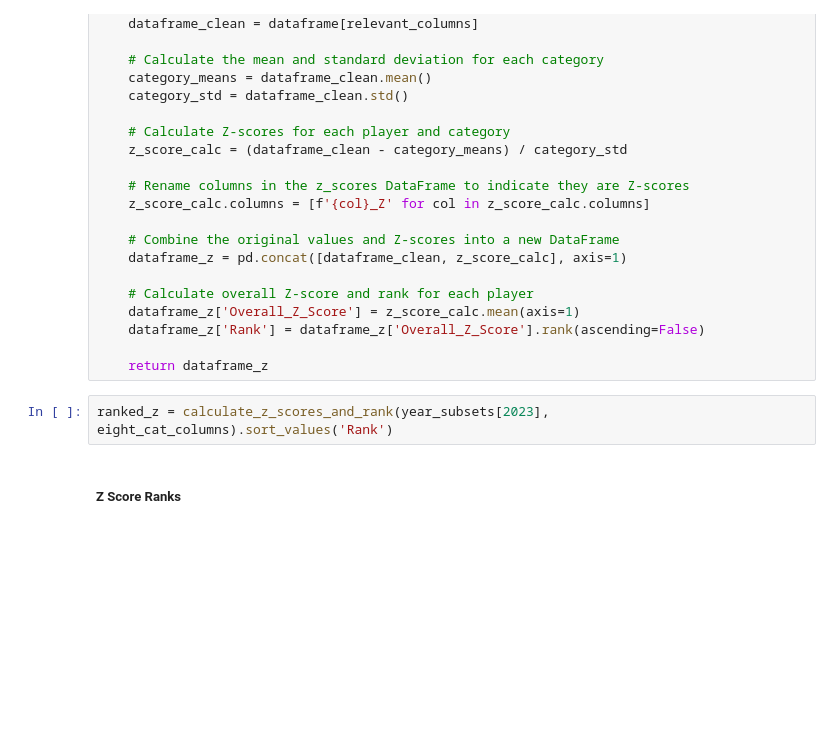
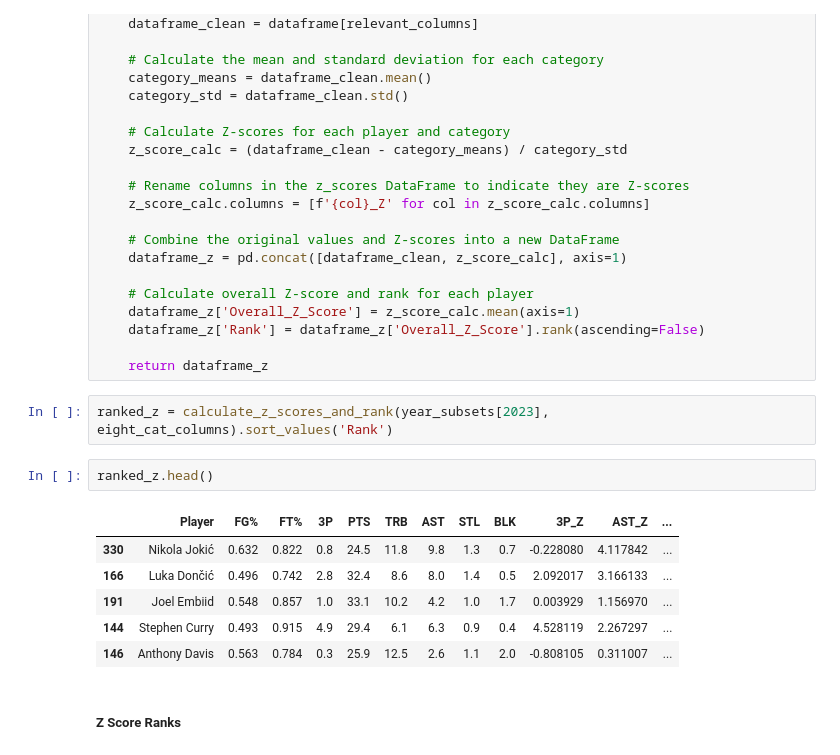
Before and after one commit to vchen-98/fantasy_bball, a Jupyter notebook: working_notebook.ipynb, the cells around one changed output. Saved outputs shown, nothing was run; the diff lists cells and outputs as text; blank space fills up the shorter version.

```diff
--- a/working_notebook.ipynb
+++ b/working_notebook.ipynb
@@ -416,6 +418,15 @@ def calculate_z_scores_and_rank(dataframe, relevant_columns):
     return dataframe_z
 # %%
 ranked_z = calculate_z_scores_and_rank(year_subsets[2023], eight_cat_columns).sort_values('Rank')
+# %%
+ranked_z.head()
+# %% [output]
+|  | Player | FG% | FT% | 3P | PTS | TRB | AST | STL | BLK | 3P_Z | AST_Z | ... |
+| 330 | Nikola Jokić | 0.632 | 0.822 | 0.8 | 24.5 | 11.8 | 9.8 | 1.3 | 0.7 | -0.228080 | 4.117842 | ... |
+| 166 | Luka Dončić | 0.496 | 0.742 | 2.8 | 32.4 | 8.6 | 8.0 | 1.4 | 0.5 | 2.092017 | 3.166133 | ... |
+| 191 | Joel Embiid | 0.548 | 0.857 | 1.0 | 33.1 | 10.2 | 4.2 | 1.0 | 1.7 | 0.003929 | 1.156970 | ... |
+| 144 | Stephen Curry | 0.493 | 0.915 | 4.9 | 29.4 | 6.1 | 6.3 | 0.9 | 0.4 | 4.528119 | 2.267297 | ... |
+| 146 | Anthony Davis | 0.563 | 0.784 | 0.3 | 25.9 | 12.5 | 2.6 | 1.1 | 2.0 | -0.808105 | 0.311007 | ... |
 # %% [markdown]
 ##### Z Score Ranks
 # %%
```
Also changed, not shown: parts of 12 cells of this notebook, 11 other files.
